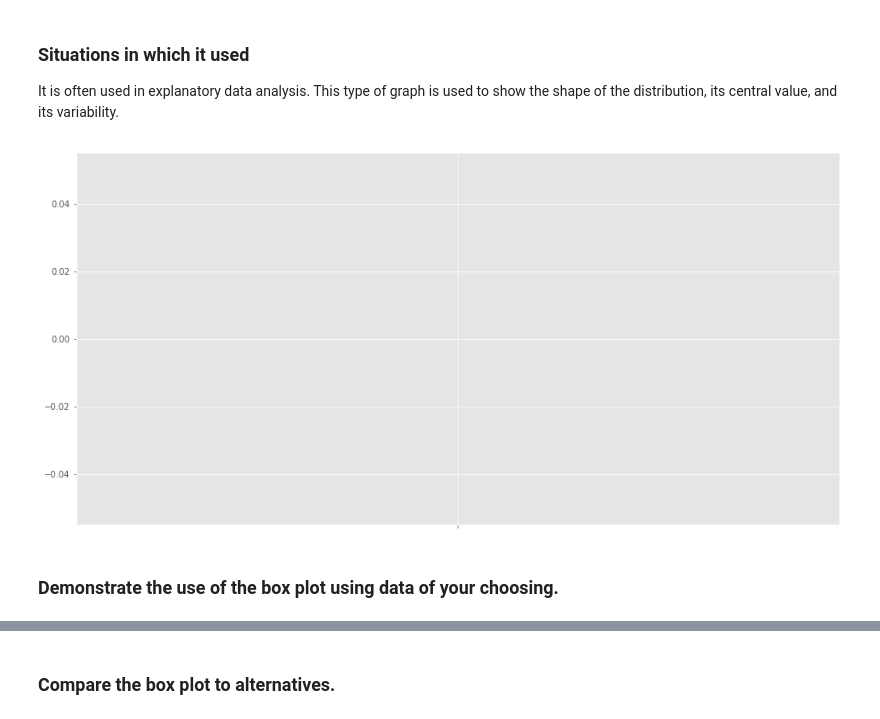
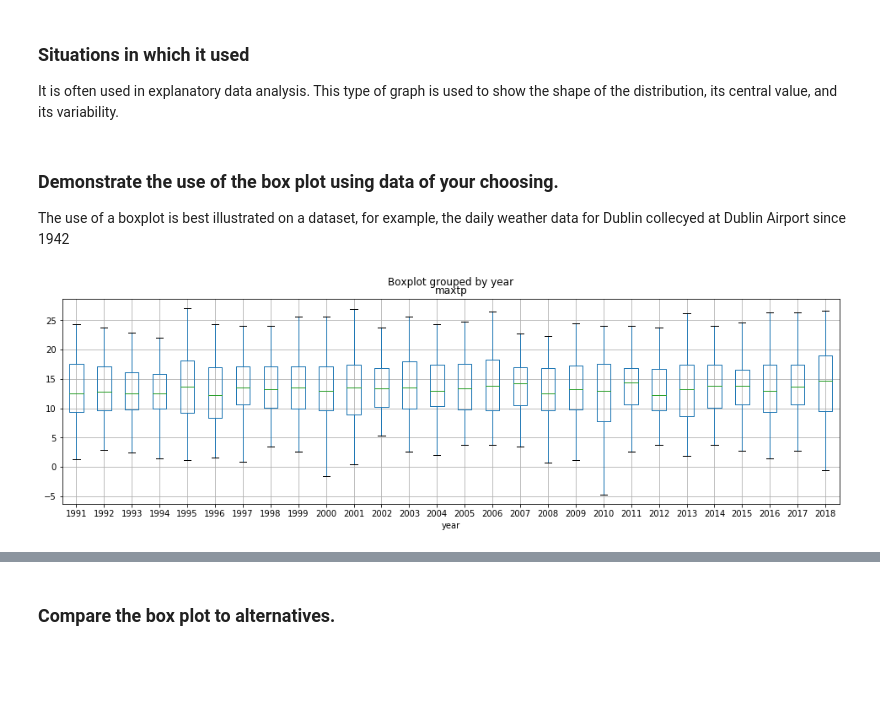
Before and after one commit to G00364778/52446_project, a Jupyter notebook: the_box_plot.ipynb, the cells around one changed output, grey strips where cells are left out. Saved outputs shown, nothing was run; the diff lists cells and outputs as text; code cells hidden in the pictures; blank space fills up the shorter version.

Commit message:
add weather data and box plots for long term analyses plots

```diff
--- a/the_box_plot.ipynb
+++ b/the_box_plot.ipynb
@@ -152,19 +152,21 @@ As an example of importance of outliers, in the early 1980s scientists detected
 ### Situations in which it used
 
 It is often used in explanatory data analysis. This type of graph is used to show the shape of the distribution, its central value, and its variability.
-# %%
-from pandas import Series
-from pandas import DataFrame
-from pandas import TimeGrouper
-from matplotlib import pyplot
-series = Series.from_csv('data/daily-minimum-temperatures-in-me.csv', header=0)
-groups = series.groupby(TimeGrouper('A'))
-years = DataFrame()
-for name, group in groups:
-    years[name.year] = group.values
-years.boxplot()
-pyplot.show()
-# %% [output]
-[figure, removed]
 # %% [markdown]
 ### Demonstrate the use of the box plot using data of your choosing.
+
+The use of a boxplot is best illustrated on a dataset, for example, the daily weather data for Dublin collecyed at Dublin Airport since 1942
+# %%
+import pandas as pd                               # import the neccesary librariers
+import matplotlib.pyplot as pl
+%matplotlib inline
+pl.rcParams['figure.figsize'] = 16, 4.5
+df=pd.read_csv('data/dly532.csv',skiprows=25)     # load the dataset into a dataframe
+df['date']=pd.to_datetime(df['date'])             # convert to a pandas date
+df=df[['date','maxtp']]                           # discard the unwanted data
+df=df[df.date.dt.year>1990]                       # filter on the year
+df['year']=df.date.dt.year                        # create a month column
+df.boxplot('maxtp','year')                        # generate a box plot
+pl.show()                                         # show the plot
+# %% [output]
+[figure, added]
```
Also changed, not shown: parts of 1 cell of this notebook.
